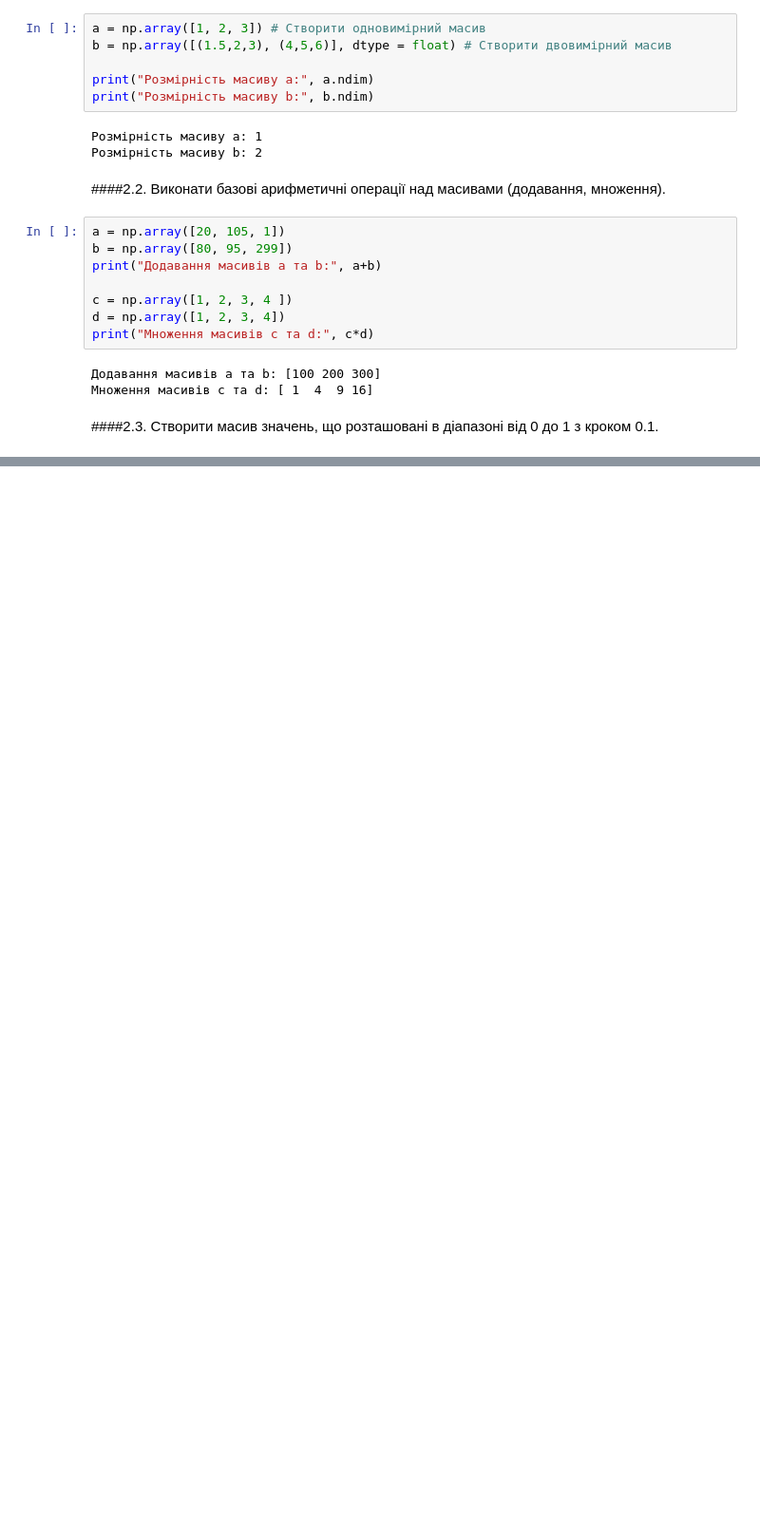
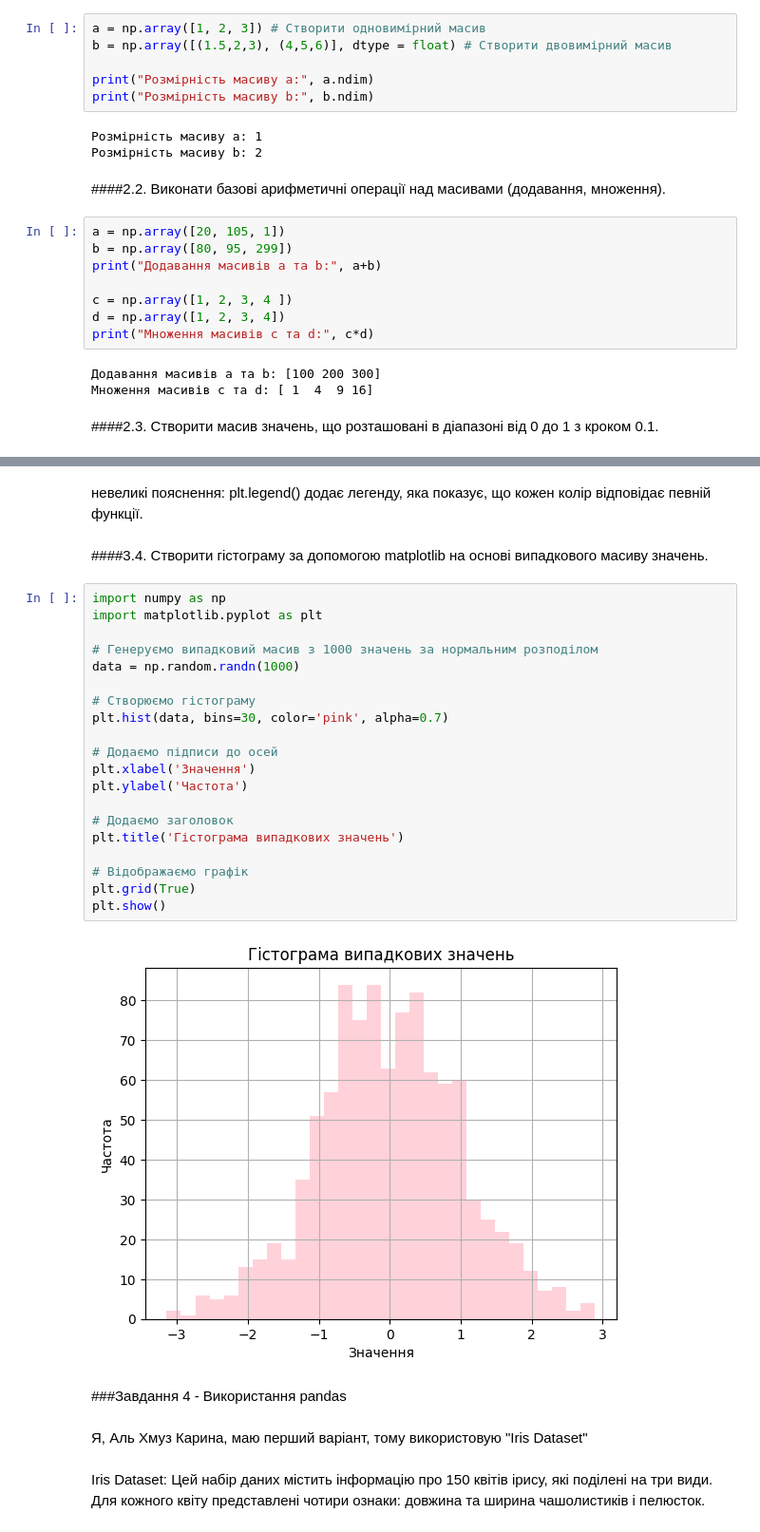
Before and after one commit to kurkur19/Neural_networks_Al_Khmuz_BS_25, a Jupyter notebook: 1lab_NN_Al_Khmuz_BS_25.ipynb, the cells around one changed output, grey strips where cells are left out. Shown: that part at 95% size. Cells and saved outputs as stored; diff of their text form; blank space fills up the shorter version.

```diff
--- a/1lab_NN_Al_Khmuz_BS_25.ipynb
+++ b/1lab_NN_Al_Khmuz_BS_25.ipynb
@@ -153,0 +248,35 @@ array([0. , 0.1, 0.2, 0. , 3. , 0.4, 0.5, 0.6, 0.7, 0.8, 0.9, 1. ])
+# %% [markdown]
+невеликі пояснення:
+plt.legend() додає легенду, яка показує, що кожен колір відповідає певній функції.
+# %% [markdown]
+####3.4. Створити гістограму за допомогою matplotlib на основі випадкового масиву значень.
+# %%
+import numpy as np
+import matplotlib.pyplot as plt
+
+# Генеруємо випадковий масив з 1000 значень за нормальним розподілом
+data = np.random.randn(1000)
+
+# Створюємо гістограму
+plt.hist(data, bins=30, color='pink', alpha=0.7)
+
+# Додаємо підписи до осей
+plt.xlabel('Значення')
+plt.ylabel('Частота')
+
+# Додаємо заголовок
+plt.title('Гістограма випадкових значень')
+
+# Відображаємо графік
+plt.grid(True)
+plt.show()
+# %% [output]
+[figure, added]
+# %% [markdown]
+###Завдання 4 - Використання pandas
+# %% [markdown]
+Я,  Аль Хмуз Карина, маю перший варіант, тому використовую  "Iris Dataset"
+# %% [markdown]
+ Iris Dataset: Цей набір даних містить інформацію про 150
+квітів ірису, які поділені на три види. Для кожного квіту представлені
+чотири ознаки: довжина та ширина чашолистиків і пелюсток.
```
Also changed, not shown: parts of 46 cells of this notebook.
